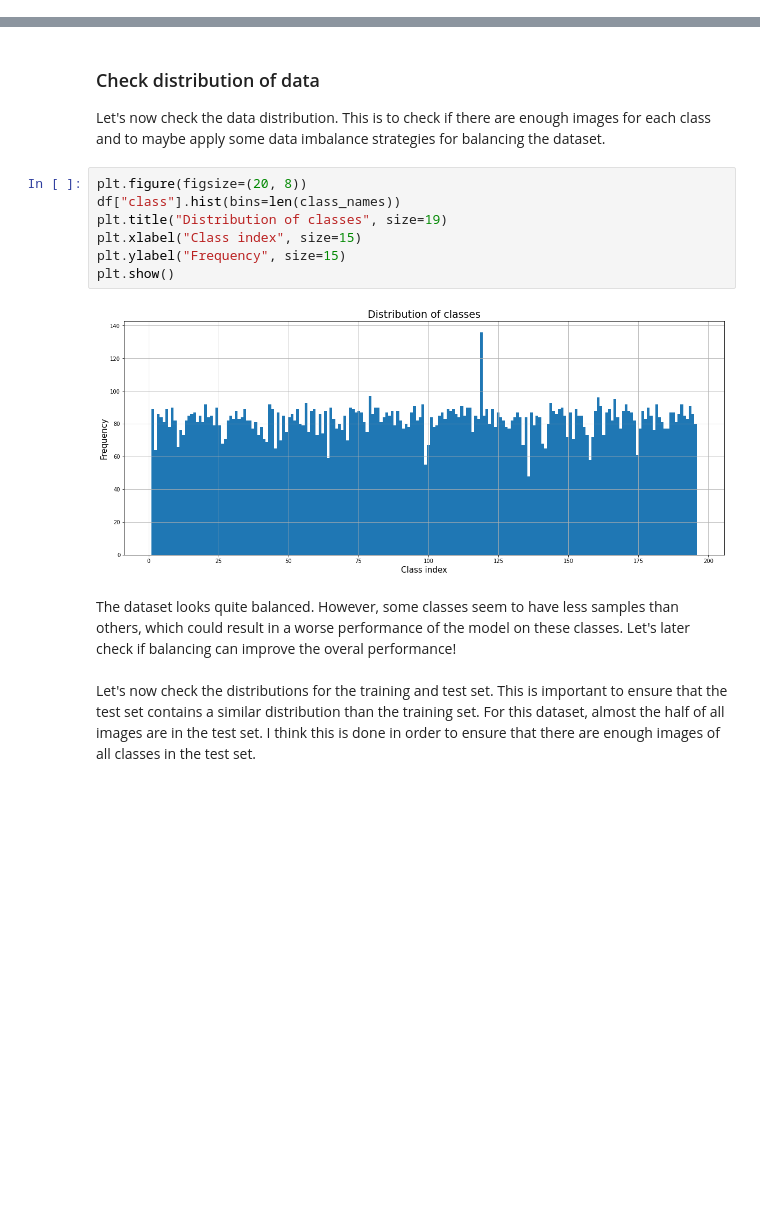
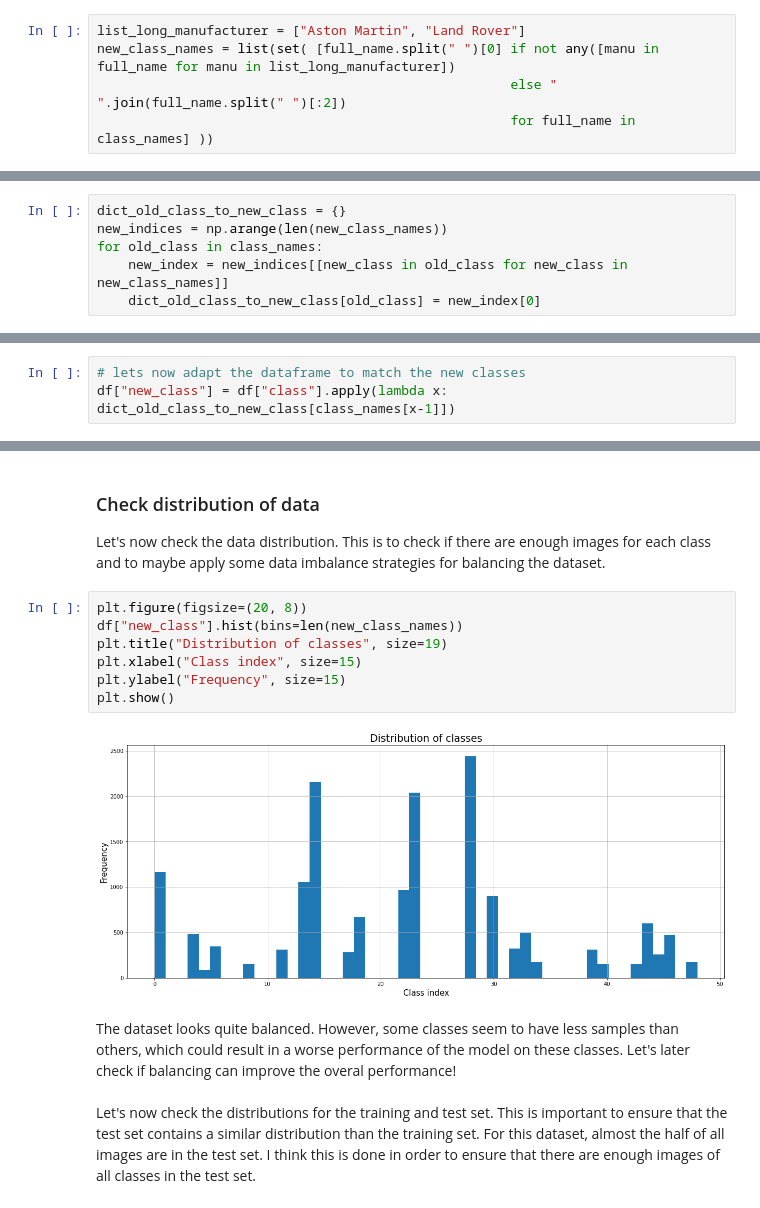
Before and after one commit to patrickbrus/IBM_Machine_Learning_Professional, a Jupyter notebook: Deep_Learning/DeepLearning_Project.ipynb, the cells around one changed output, grey strips where cells are left out. Drawn from its saved outputs; the diff is of its cells as text; blank space fills up the shorter version.

```diff
--- a/Deep_Learning/DeepLearning_Project.ipynb
+++ b/Deep_Learning/DeepLearning_Project.ipynb
@@ -119,0 +135,5 @@ class_names
+# %%
+list_long_manufacturer = ["Aston Martin", "Land Rover"]
+new_class_names = list(set( [full_name.split(" ")[0] if not any([manu in full_name for manu in list_long_manufacturer])
+                                                     else " ".join(full_name.split(" ")[:2])
+                                                     for full_name in class_names] ))
@@ -119,0 +168,6 @@ class_names
+# %%
+dict_old_class_to_new_class = {}
+new_indices = np.arange(len(new_class_names))
+for old_class in class_names:
+    new_index = new_indices[[new_class in old_class for new_class in new_class_names]]
+    dict_old_class_to_new_class[old_class] = new_index[0]
@@ -119,0 +194,3 @@ class_names
+# %%
+# lets now adapt the dataframe to match the new classes
+df["new_class"] = df["class"].apply(lambda x: dict_old_class_to_new_class[class_names[x-1]])
@@ -190,13 +343,13 @@ show_image(df, r"data\car_ims", index)
 Let's now check the data distribution. This is to check if there are enough images for each class and to maybe apply some data imbalance strategies for balancing the dataset.
 # %%
 plt.figure(figsize=(20, 8))
-df["class"].hist(bins=len(class_names))
+df["new_class"].hist(bins=len(new_class_names))
 plt.title("Distribution of classes", size=19)
 plt.xlabel("Class index", size=15)
 plt.ylabel("Frequency", size=15)
 plt.show()
 # %% [output]
-[figure, old version]
+[figure, new version]
 # %% [markdown]
 The dataset looks quite balanced. However, some classes seem to have less samples than others, which could result in a worse performance of the model on these classes. Let's later check if balancing can improve the overal performance! <br> <br>
 Let's now check the distributions for the training and test set. This is important to ensure that the test set contains a similar distribution than the training set. For this dataset, almost the half of all images are in the test set. I think this is done in order to ensure that there are enough images of all classes in the test set.
```
Also changed, not shown: parts of 30 cells of this notebook.
